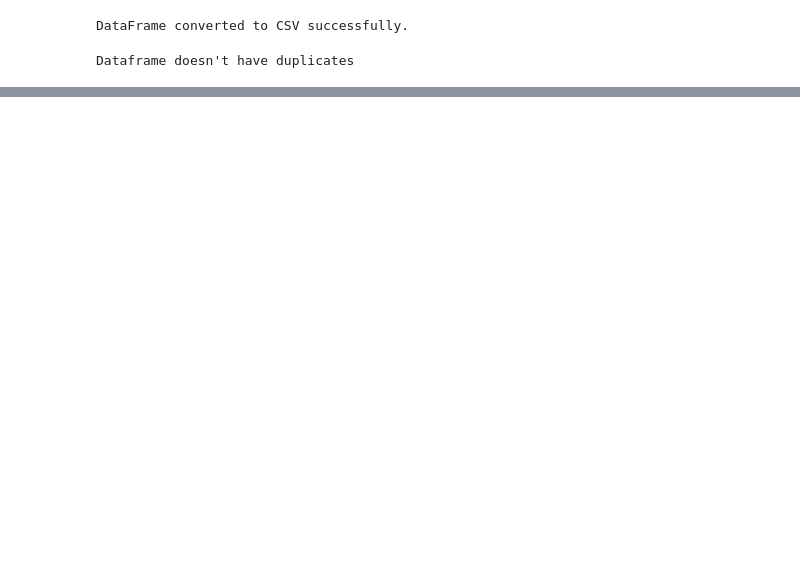
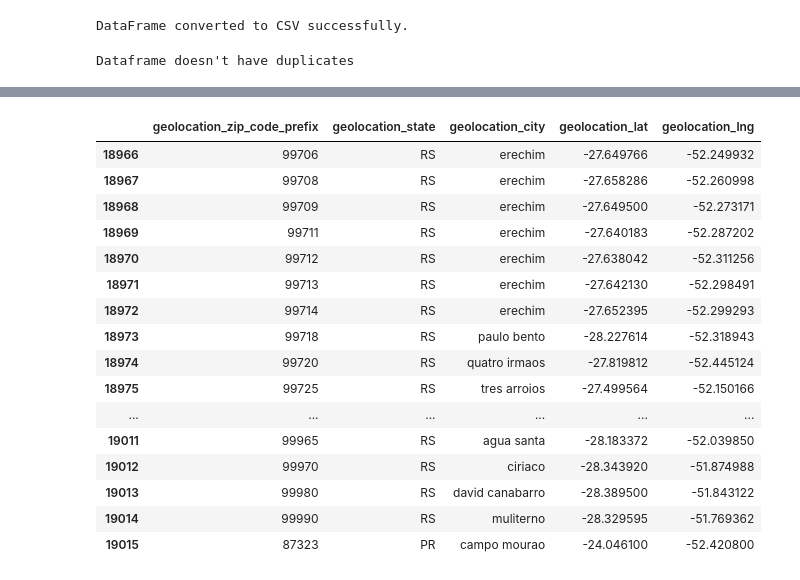
Before and after one commit to HassanHosain/tp_final_proj, a Jupyter notebook: cleaned geolocation_df.ipynb, the cells around one changed output, grey strips where cells are left out. Drawn from its saved outputs; the diff is of its cells as text; code cells hidden in the pictures; blank space fills up the shorter version.

```diff
--- a/cleaned geolocation_df.ipynb
+++ b/cleaned geolocation_df.ipynb
@@ -544,0 +447,20 @@ grouped_duplicate_df
+# %%
+grouped_df.tail(50)
+# %% [output]
+|  | geolocation_zip_code_prefix | geolocation_state | geolocation_city | geolocation_lat | geolocation_lng |
+| 18966 | 99706 | RS | erechim | -27.649766 | -52.249932 |
+| 18967 | 99708 | RS | erechim | -27.658286 | -52.260998 |
+| 18968 | 99709 | RS | erechim | -27.649500 | -52.273171 |
+| 18969 | 99711 | RS | erechim | -27.640183 | -52.287202 |
+| 18970 | 99712 | RS | erechim | -27.638042 | -52.311256 |
+| 18971 | 99713 | RS | erechim | -27.642130 | -52.298491 |
+| 18972 | 99714 | RS | erechim | -27.652395 | -52.299293 |
+| 18973 | 99718 | RS | paulo bento | -28.227614 | -52.318943 |
+| 18974 | 99720 | RS | quatro irmaos | -27.819812 | -52.445124 |
+| 18975 | 99725 | RS | tres arroios | -27.499564 | -52.150166 |
+| ... | ... | ... | ... | ... | ... |
+| 19011 | 99965 | RS | agua santa | -28.183372 | -52.039850 |
+| 19012 | 99970 | RS | ciriaco | -28.343920 | -51.874988 |
+| 19013 | 99980 | RS | david canabarro | -28.389500 | -51.843122 |
+| 19014 | 99990 | RS | muliterno | -28.329595 | -51.769362 |
+| 19015 | 87323 | PR | campo mourao | -24.046100 | -52.420800 |
```
Also changed, not shown: parts of 20 cells of this notebook, 1 other file.
